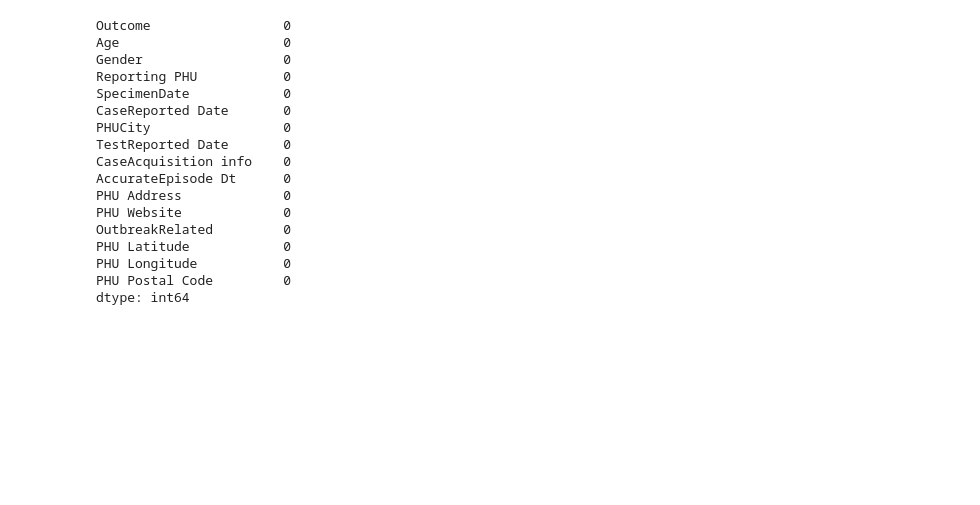
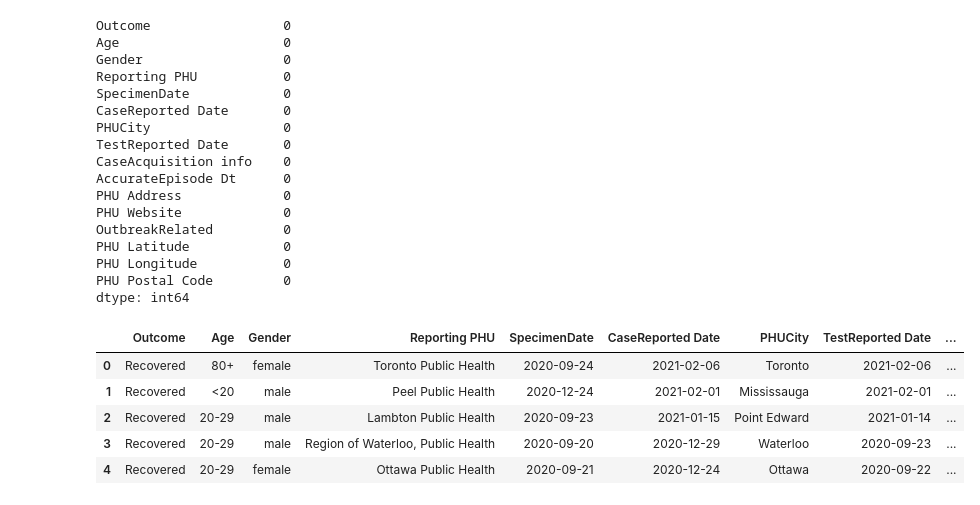
Before and after one commit to tranngoclam16/BI_DATH, a Jupyter notebook: CD_CaseReport.ipynb, the cells around one changed output. Drawn from its saved outputs; the diff is of its cells as text; code cells hidden in the pictures; blank space fills up the shorter version.

```diff
--- a/CD_CaseReport.ipynb
+++ b/CD_CaseReport.ipynb
@@ -208,6 +296,18 @@ PHU Latitude            0
 PHU Longitude           0
 PHU Postal Code         0
 dtype: int64
+# %%
+df['CreatedDate']=pd.datetime.now()
+df['UpdatedDate']=pd.datetime.now()
+# %%
+df.head()
+# %% [output]
+|  | Outcome | Age | Gender | Reporting PHU | SpecimenDate | CaseReported Date | PHUCity | TestReported Date | ... |
+| 0 | Recovered | 80+ | female | Toronto Public Health | 2020-09-24 | 2021-02-06 | Toronto | 2021-02-06 | ... |
+| 1 | Recovered | <20 | male | Peel Public Health | 2020-12-24 | 2021-02-01 | Mississauga | 2021-02-01 | ... |
+| 2 | Recovered | 20-29 | male | Lambton Public Health | 2020-09-23 | 2021-01-15 | Point Edward | 2021-01-14 | ... |
+| 3 | Recovered | 20-29 | male | Region of Waterloo, Public Health | 2020-09-20 | 2020-12-29 | Waterloo | 2020-09-23 | ... |
+| 4 | Recovered | 20-29 | female | Ottawa Public Health | 2020-09-21 | 2020-12-24 | Ottawa | 2020-09-22 | ... |
 # %%
 df.columns
 # %% [output]
```
Also changed, not shown: parts of 19 cells of this notebook, 2 other files.
